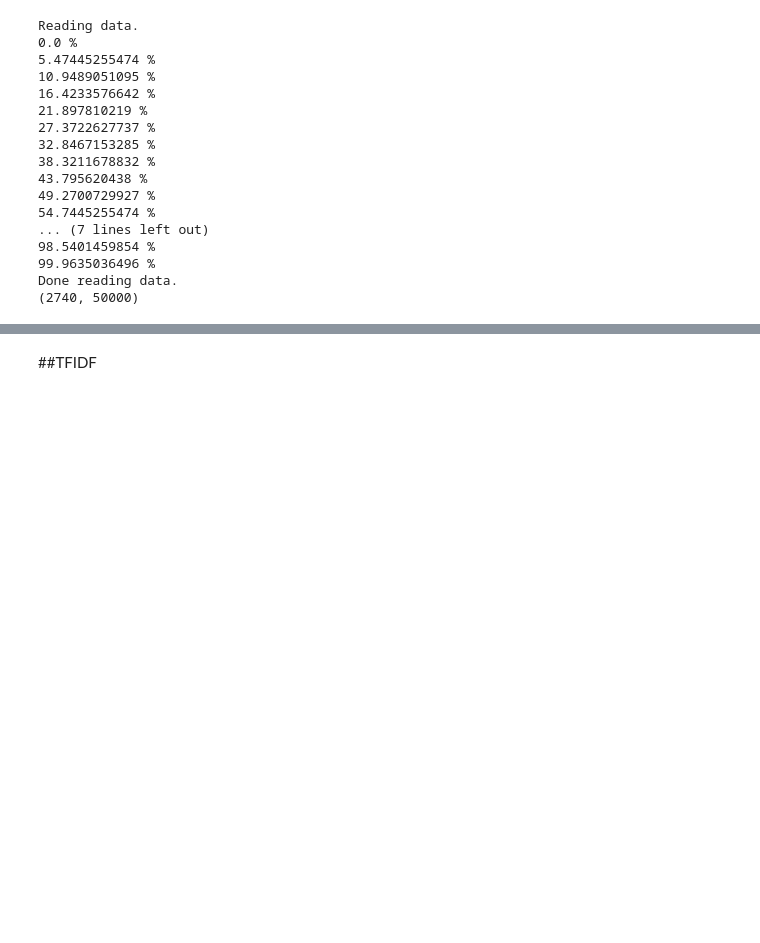
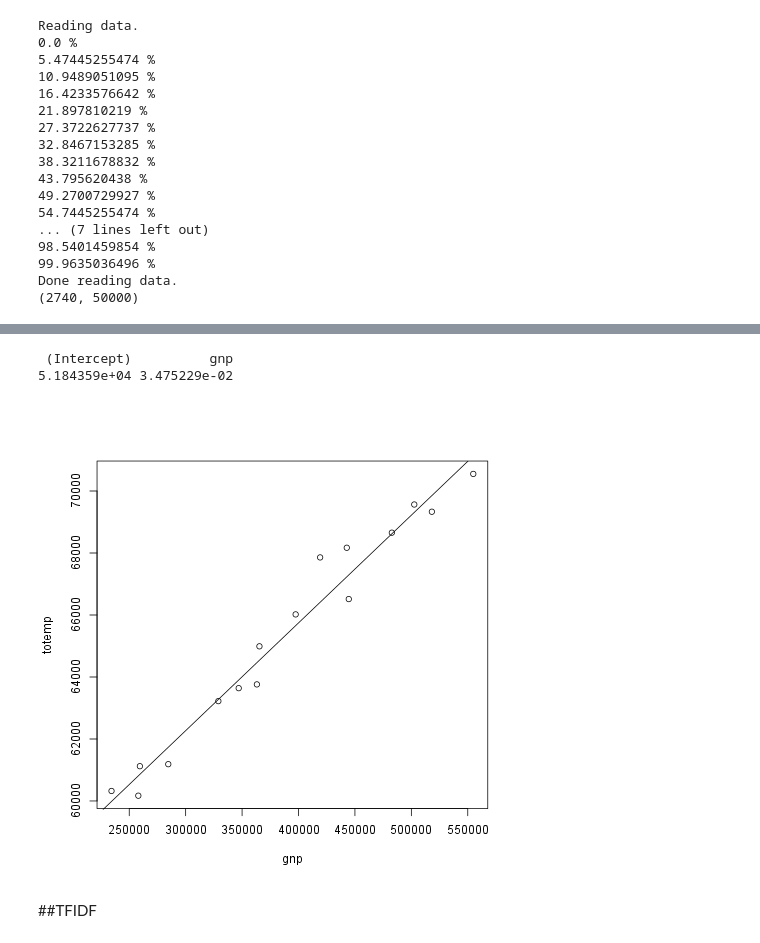
Before and after one commit to mzw4/jyupitertime, a Jupyter notebook: comp1/CS 5786 Comp 1 - NWP-.ipynb, the cells around one changed output, grey strips where cells are left out. Drawn from its saved outputs; the diff is of its cells as text; code cells hidden in the pictures; blank space fills up the shorter version.

```diff
--- a/comp1/CS 5786 Comp 1 - NWP-.ipynb
+++ b/comp1/CS 5786 Comp 1 - NWP-.ipynb
@@ -128,0 +232,10 @@ Done reading data.
+# %%
+import statsmodels.datasets as sd
+data = sd.longley.load_pandas()
+# %%
+data.endog_name, data.exog_name
+y, x = data.endog, data.exog
+x['TOTEMP'] = y
+# %%
+gnp = x['GNP']
+totemp = x['TOTEMP']
@@ -129,3 +246,13 @@ Done reading data.
+# %%
+%%R
+fit <- lm(totemp ~ gnp);  # Least-squares regression
+print(fit$coefficients)  # Display the coefficients of the fit.
+plot(gnp, totemp)  # Plot the data points.
+abline(fit)  # And plot the linear regression.
+# %% [output]
+ (Intercept)          gnp
+5.184359e+04 3.475229e-02
+[figure, added]
 # %% [markdown]
 ##TFIDF
 # %%
```
Also changed, not shown: parts of 32 cells of this notebook.
